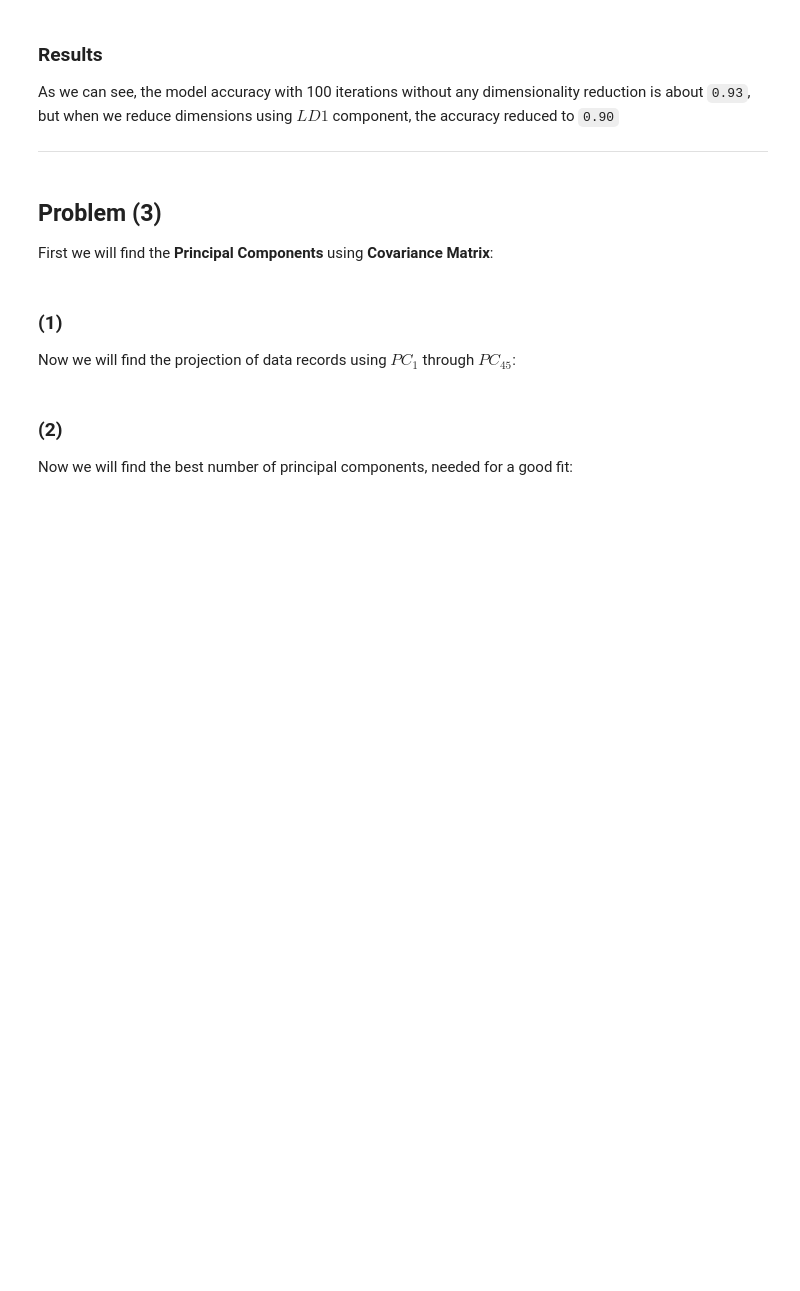
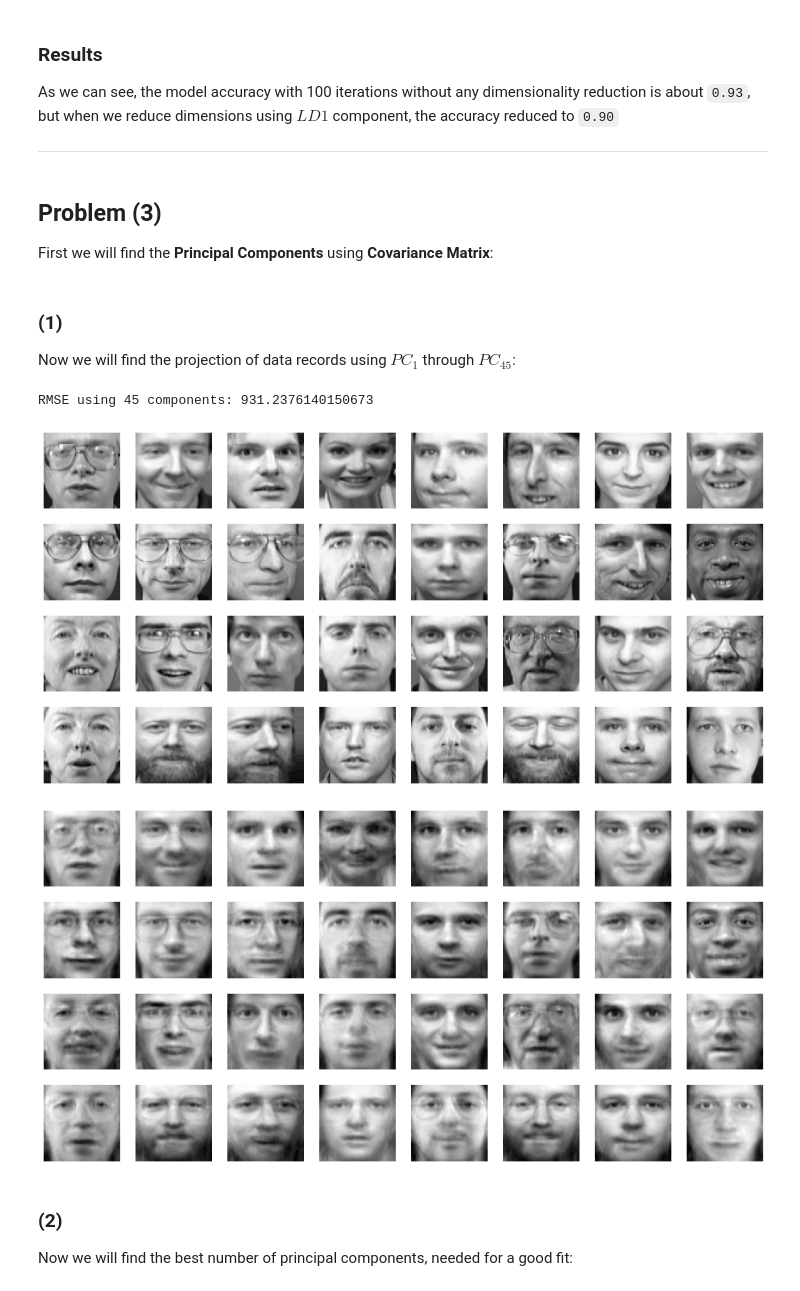
Before and after one commit to ckoliber/mlexercises, a Jupyter notebook: src/exercise4.ipynb, the cells around one changed output. Cells and saved outputs as stored; diff of their text form; code cells hidden in the pictures; blank space fills up the shorter version.

```diff
--- a/src/exercise4.ipynb
+++ b/src/exercise4.ipynb
@@ -100,8 +91,0 @@ $$
-# %%
-features_mean = np.mean(train_features, axis=0)
-train_features = train_features - features_mean
-test_features = test_features - features_mean
-
-faces_mean = np.mean(train_faces, axis=0)
-train_faces = train_faces - faces_mean
-test_faces = test_faces - faces_mean
@@ -519,30 +597,37 @@ pcx = eigenVectors[:, idx]
+# %%
+pipe = Pipeline([Standardizer(), PCA(1)]).fit(train_faces, None)
 # %% [markdown]
 ### (1)
 
 Now we will find the projection of data records using $PC_1$ through $PC_{45}$:
 # %%
-projected_faces = test_faces @ pcx[:, 0:45]
-real_faces = projected_faces @ pcx[:, 0:45].T
+pipe.transformers[1].n_components = 45
 
-rmse = np.linalg.norm(real_faces - test_faces) / np.sqrt(len(test_faces))
+compressed_faces = pipe.inverse(pipe.converse(test_faces))
+
+rmse = np.linalg.norm(compressed_faces - test_faces) / np.sqrt(len(test_faces))
 print(f"RMSE using 45 components: {rmse}")
 
 fig = plt.figure(figsize=(16, 8))
 for i in range(8):
     for j in range(4):
         ax = fig.add_subplot(4, 8, (i * 4) + j + 1)
-        ax.imshow((test_faces[i * 8 + j] + faces_mean).reshape(64,64).T, cmap="gray")
+        ax.imshow(test_faces[i * 8 + j].reshape(64,64).T, cmap="gray")
         ax.axis("off")
 plt.show()
 
 
 fig = plt.figure(figsize=(16, 8))
 for i in range(8):
     for j in range(4):
         ax = fig.add_subplot(4, 8, (i * 4) + j + 1)
-        ax.imshow((real_faces[i * 8 + j] + faces_mean).reshape(64,64).T, cmap="gray")
+        ax.imshow(compressed_faces[i * 8 + j].reshape(64,64).T, cmap="gray")
         ax.axis("off")
 plt.show()
+# %% [output]
+RMSE using 45 components: 931.2376140150673
+[figure, added]
+[figure, added]
 # %% [markdown]
 ### (2)
 
```
Also changed, not shown: parts of 33 cells of this notebook.
